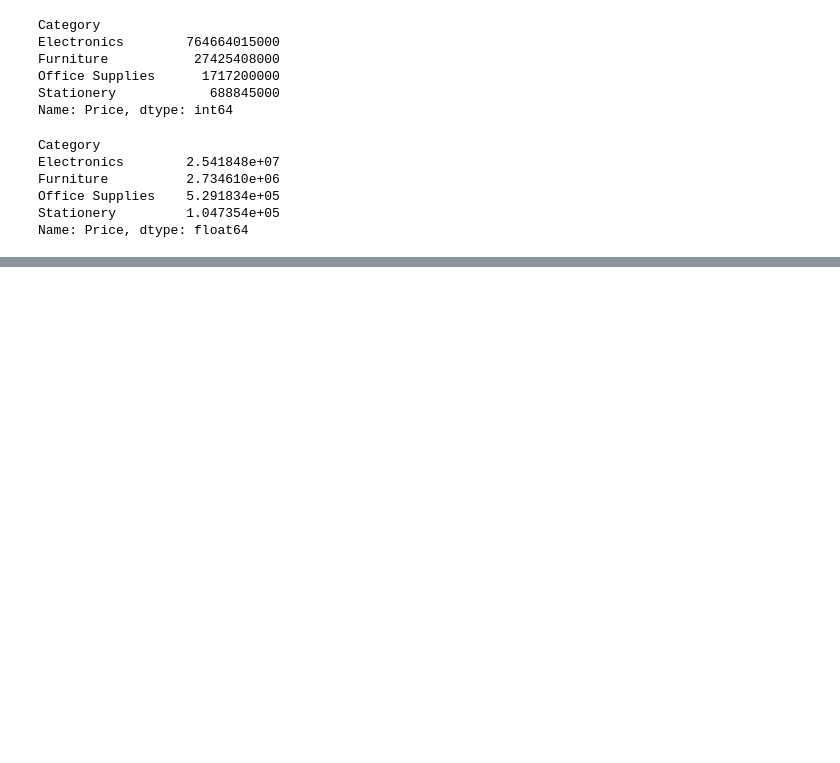
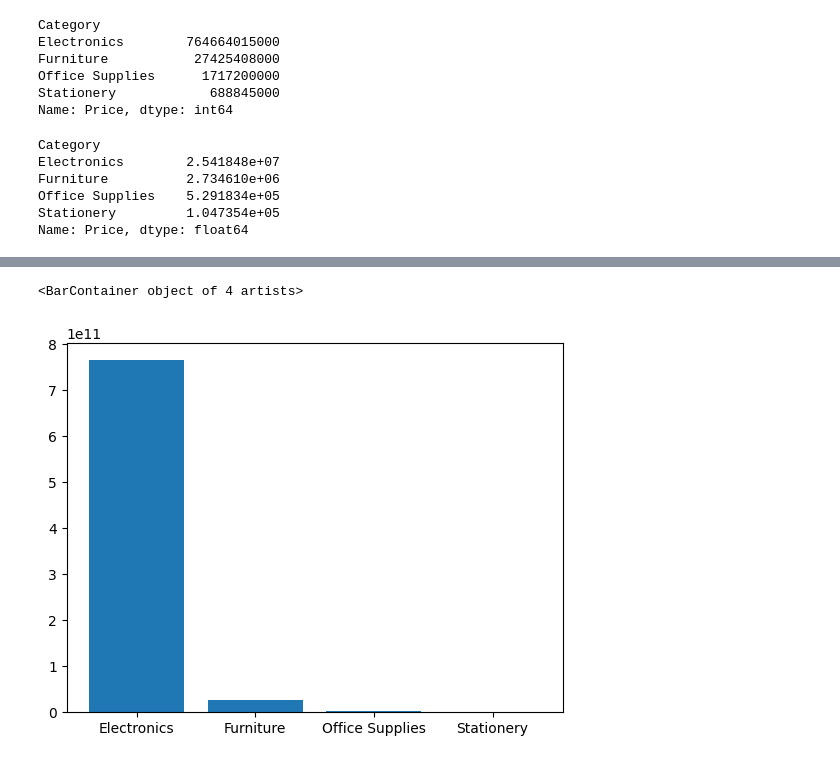
Before and after one commit to aminrahkan/sales-data-analysis, a Jupyter notebook: excercise 1 .ipynb, the cells around one changed output, grey strips where cells are left out. Cells and saved outputs as stored; diff of their text form; code cells hidden in the pictures; blank space fills up the shorter version.

Commit message:
sales Per Time analysis

```diff
--- a/excercise 1 .ipynb
+++ b/excercise 1 .ipynb
@@ -311,4 +311,4 @@ Office Supplies    5.291834e+05
 Stationery         1.047354e+05
 Name: Price, dtype: float64
 # %%
-salesPercat=data.groupby('Category').aggregate(Total_Sales=data['Price'])
+salesPercat=data.groupby('Category').aggregate(Total_Sale=('Price','sum'),Mean_sales=('Price','mean'))
@@ -314,0 +324,5 @@ salesPercat=data.groupby('Category').aggregate(Total_Sales=data['Price'])
+# %%
+plt.bar(salesPercat['Total_Sale'].index,salesPercat['Total_Sale'].values)
+# %% [output]
+<BarContainer object of 4 artists>
+[figure, added]
```
Also changed, not shown: parts of 7 cells of this notebook.
